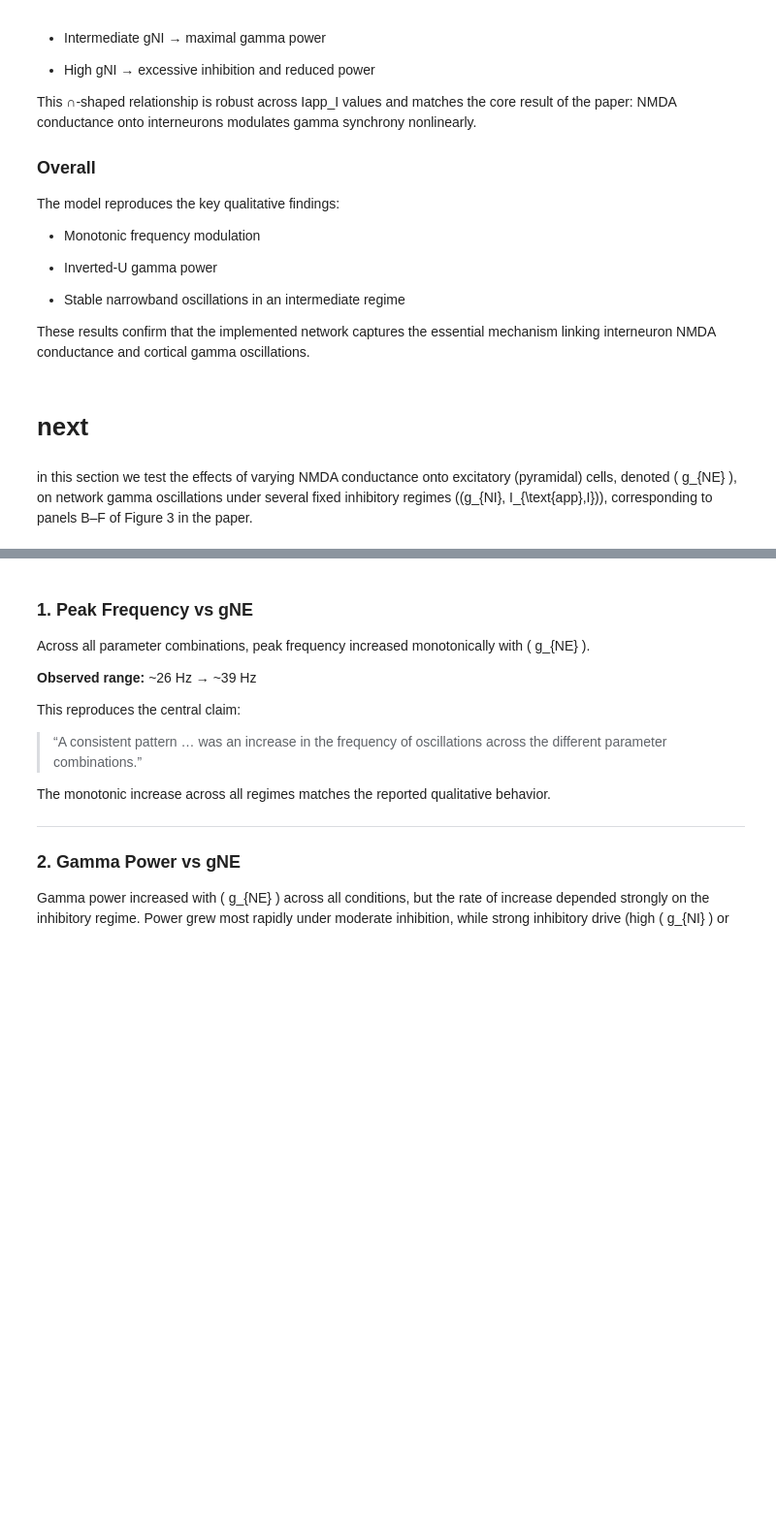
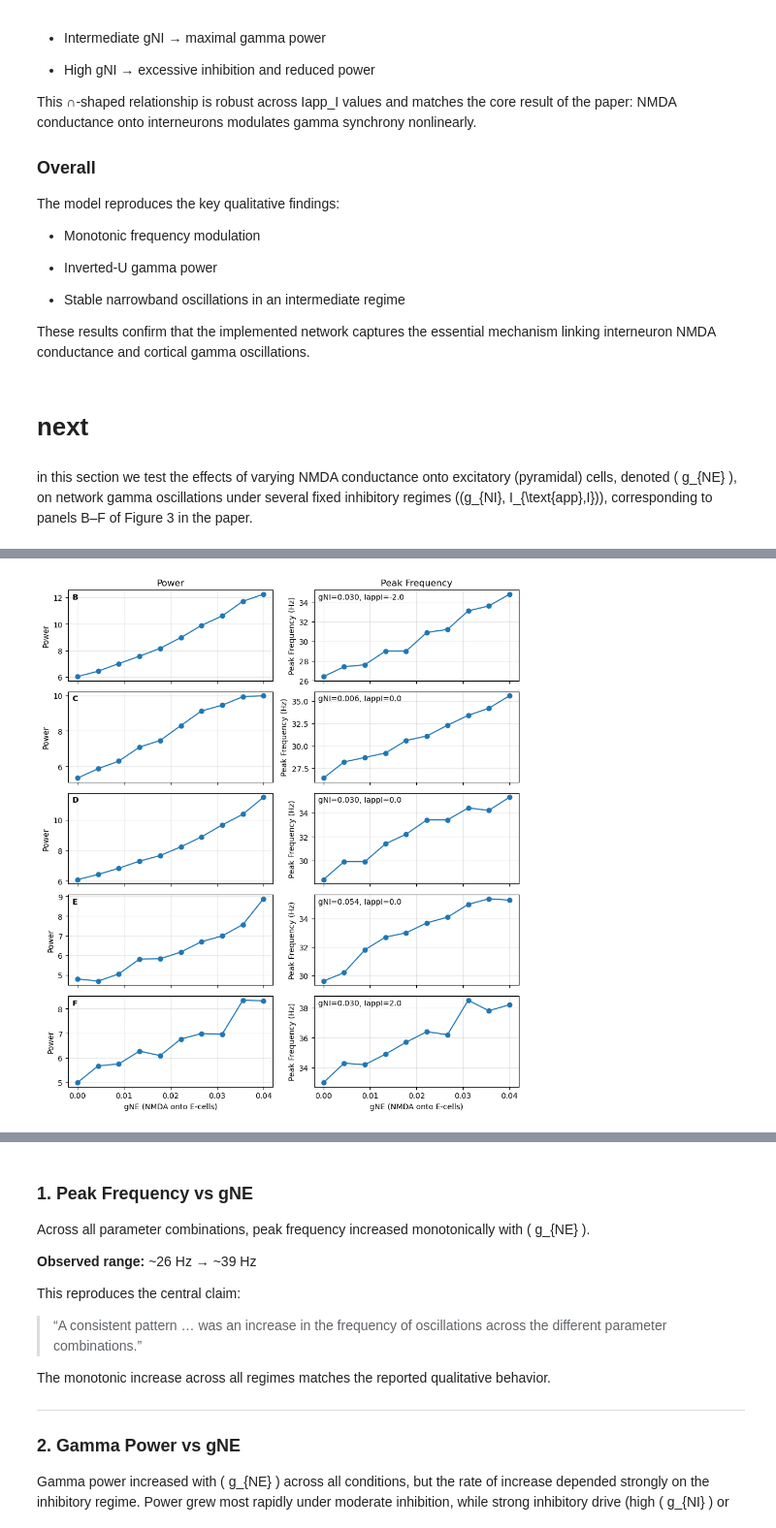
Before and after one commit to alessandrodipiano/brain-modelling-project, a Jupyter notebook: NMDA conductance and cortical oscillations in schizophrenia/notebooks/run_model.ipynb, the cells around one changed output, grey strips where cells are left out. Shown at 97% size. Saved outputs shown, nothing was run; the diff lists cells and outputs as text; code cells hidden in the pictures; blank space fills up the shorter version.

```diff
--- a/NMDA conductance and cortical oscillations in schizophrenia/notebooks/run_model.ipynb
+++ b/NMDA conductance and cortical oscillations in schizophrenia/notebooks/run_model.ipynb
@@ -296,11 +298,10 @@ These results confirm that the implemented network captures the essential mechan
 # %% [markdown]
 in this section we test the effects of varying NMDA conductance onto excitatory (pyramidal) cells, denoted \( g_{NE} \), on network gamma oscillations under several fixed inhibitory regimes \((g_{NI}, I_{\text{app},I})\), corresponding to panels B–F of Figure 3 in the paper.
 # %%
-import numpy as np
-from joblib import Parallel, delayed
+
 
 # Sweep gNE, keep gEI fixed (as in your reference setup)
-gNE_values = np.linspace(0.0, 0.01, 5)
+gNE_values = np.linspace(0.0, 0.04, 10)
 gEI = 0.08  # fixed (adjust if your reference uses a different value)
 
 # Selected (gNI, IappI) points
@@ -328,9 +329,84 @@ results = Parallel(n_jobs=-1, backend="loky", verbose=10)(
         gNI, gNE, gEI, IappI,
         dt_ms, T_ms,
         rng_seed + idx,          # adaptive seed
-        alpha_n_per_ms
+        alpha_n_per_ms,
+
+
     )
     for (idx, gNI, gNE, gEI, IappI) in tasks
 )
+
+
+
+
+# 1) Collect curves: key=(gNI, IappI) -> list of (gNE, P0, f0)
+curves = {}
+for r in results:
+    key = (float(r["gNI"]), float(r["IappI"]))
+    curves.setdefault(key, []).append((float(r["gNE"]), float(r["P0"]), float(r["f0"])))
+
+# 2) Sort each curve by gNE and convert to arrays
+curves_np = {}
+for key, rows in curves.items():
+    rows = sorted(rows, key=lambda x: x[0])   # sort by gNE
+    gNE_arr = np.array([x[0] for x in rows])
+    P0_arr  = np.array([x[1] for x in rows])
+    f0_arr  = np.array([x[2] for x in rows])
+    curves_np[key] = (gNE_arr, P0_arr, f0_arr)
+
+# 3) Paper order B..F
+order = [
+    ("B", (0.03,  -2.0)),
+    ("C", (0.006,  0.0)),
+    ("D", (0.03,   0.0)),
+    ("E", (0.054,  0.0)),
+    ("F", (0.03,   2.0)),
+]
+
+def find_key(curves_np, target_gNI, target_IappI, tol=1e-9):
+
+    for (gNI, IappI) in curves_np.keys():
+        if abs(gNI - target_gNI) < tol and abs(IappI - target_IappI) < tol:
+            return (gNI, IappI)
+    raise KeyError(f"Missing curve for (gNI={target_gNI}, IappI={target_IappI}). "
+                   f"Available keys: {list(curves_np.keys())}")
+
+# 4) Plot: 5 rows (B..F), 2 cols (Power, Peak Frequency)
+fig, axes = plt.subplots(nrows=5, ncols=2, figsize=(9, 10), sharex=True)
+
+for row_idx, (panel_letter, (gNI_t, IappI_t)) in enumerate(order):
+    key = find_key(curves_np, gNI_t, IappI_t)
+    gNE_arr, P0_arr, f0_arr = curves_np[key]
+
+    axP = axes[row_idx, 0]
+    axF = axes[row_idx, 1]
+
+    # Power vs gNE
+    axP.plot(gNE_arr, P0_arr, marker="o")
+    axP.set_ylabel("Power")
+    axP.text(0.02, 0.90, panel_letter, transform=axP.transAxes, fontweight="bold")
+    if row_idx == 0:
+        axP.set_title("Power")
+
+    # Frequency vs gNE
+    axF.plot(gNE_arr, f0_arr, marker="o")
+    axF.set_ylabel("Peak Frequency (Hz)")
+    if row_idx == 0:
+        axF.set_title("Peak Frequency")
+
+    # condition annotation (optional but useful)
+    axF.text(0.02, 0.90, f"gNI={key[0]:.3f}, IappI={key[1]:.1f}", transform=axF.transAxes)
+
+# x-labels at bottom
+axes[-1, 0].set_xlabel("gNE (NMDA onto E-cells)")
+axes[-1, 1].set_xlabel("gNE (NMDA onto E-cells)")
+
+# light grid
+for axrow in axes:
+    for ax in axrow:
+        ax.grid(True, alpha=0.3)
+
+plt.tight_layout()
+plt.show()
 # %% [output]
 [Parallel(n_jobs=-1)]: Using backend LokyBackend with 16 concurrent workers.
@@ -344,0 +420 @@ results = Parallel(n_jobs=-1, backend="loky", verbose=10)(
+[figure, added]
```
Also changed, not shown: parts of 7 cells of this notebook, 3 other files.
